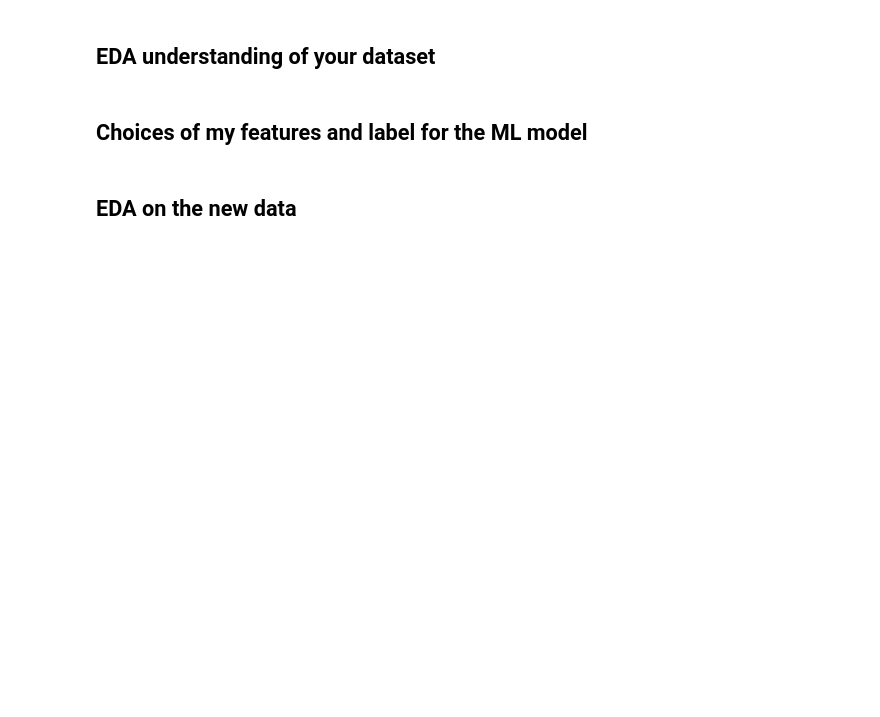
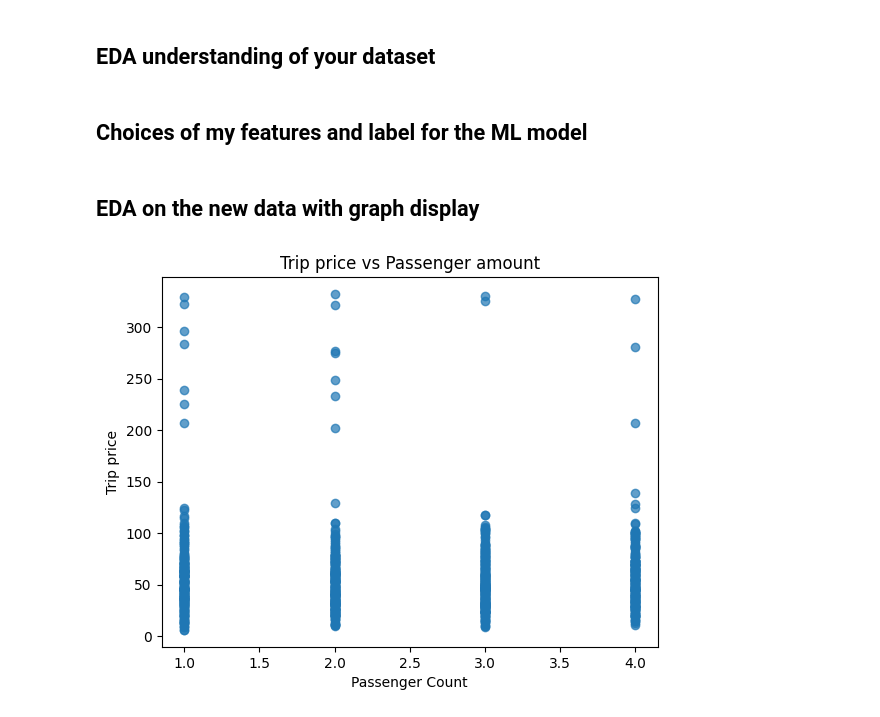
Before and after one commit to SadiaAwan/taxipred_sadia_awan, a Jupyter notebook: src/taxipred/model_development/eda.ipynb, the cells around one changed output. Saved outputs shown, nothing was run; the diff lists cells and outputs as text; code cells hidden in the pictures; blank space fills up the shorter version.

Commit message:
model_development with graph display

```diff
--- a/src/taxipred/model_development/eda.ipynb
+++ b/src/taxipred/model_development/eda.ipynb
@@ -30,7 +30,16 @@ selected_cols = [
 
 df_cleaned = df[selected_cols]
 # %% [markdown]
-## EDA on the new data
+## EDA on the new data with graph display
 # %%
 df_cleaned.hist(figsize=(10,8))
 plt.show()
+# %%
+plt.figure()
+plt.scatter(df_cleaned["Passenger_Count"], df_cleaned["Trip_Price"], alpha=0.7)
+plt.title("Trip price vs Passenger amount")
+plt.xlabel("Passenger Count")
+plt.ylabel("Trip price")
+plt.show()
+# %% [output]
+[figure, added]
```
Also changed, not shown: parts of 2 cells of this notebook.
